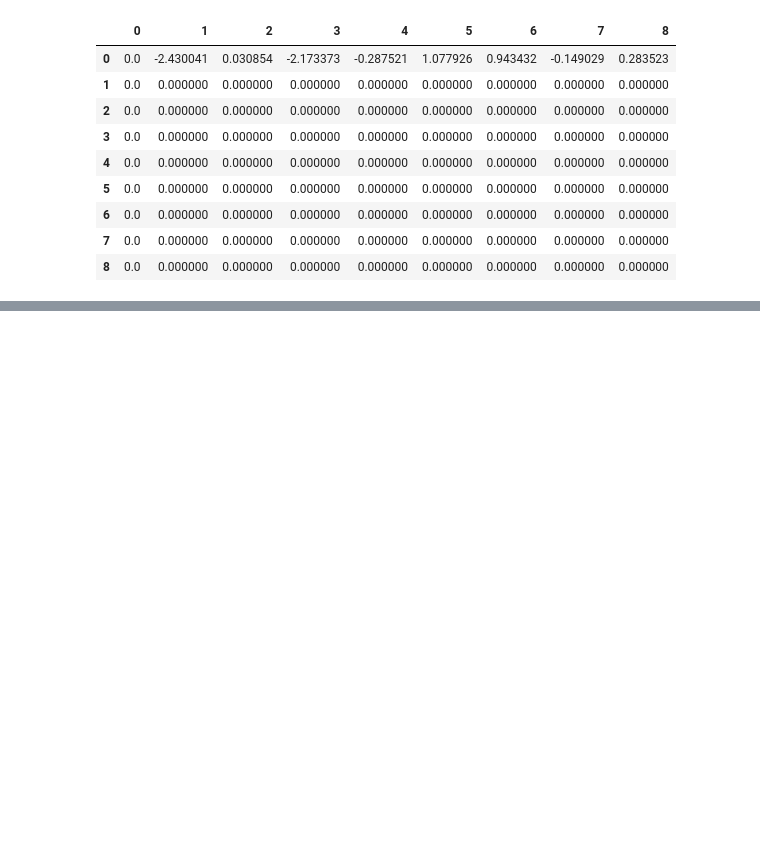
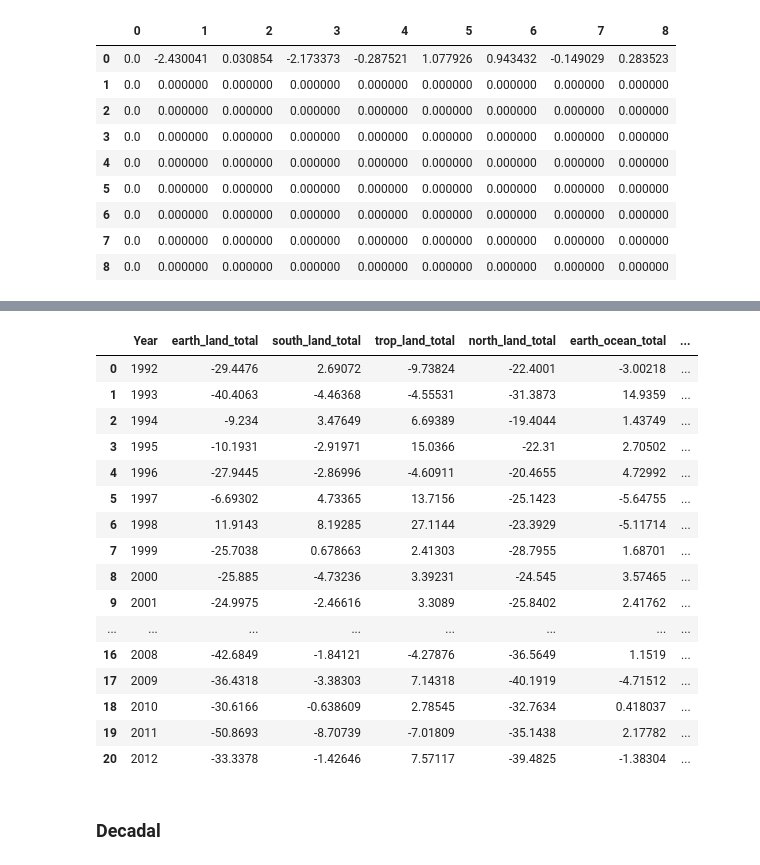
Before and after one commit to rursino/carbon-cycle-feedbacks, a Jupyter notebook: Peylin_flux/Notebooks/Intro.ipynb, the cells around one changed output, grey strips where cells are left out. Cells and saved outputs as stored; diff of their text form; code cells hidden in the pictures; blank space fills up the shorter version.

```diff
--- a/Peylin_flux/Notebooks/Intro.ipynb
+++ b/Peylin_flux/Notebooks/Intro.ipynb
@@ -493,0 +553,45 @@ ea.single_time(10,write_output=True)
+# %%
+min_year = Rayner_df.time[0].year
+max_year = Rayner_df.time[Rayner_df.time.size-1].year
+
+Rayner_year = pd.DataFrame(columns=
+                                ['Year',
+                                 'earth_land_total',
+                                 'south_land_total',
+                                 'trop_land_total',
+                                 'north_land_total',
+                                 'earth_ocean_total',
+                                 'south_ocean_total',
+                                 'trop_ocean_total',
+                                 'north_ocean_total']
+                               )
+
+for (j,year) in enumerate(range(min_year, max_year+1)):
+    index = []
+    for (i,time) in enumerate(Rayner_df['time']):
+        if time.year == year:
+            index.append(i)
+    Rayner_year.loc[j,:] = Rayner_df.iloc[index,1:].sum()
+
+Rayner_year['Year'] = range(min_year, max_year+1)
+Rayner_year
+# %% [output]
+|  | Year | earth_land_total | south_land_total | trop_land_total | north_land_total | earth_ocean_total | ... |
+| 0 | 1992 | -29.4476 | 2.69072 | -9.73824 | -22.4001 | -3.00218 | ... |
+| 1 | 1993 | -40.4063 | -4.46368 | -4.55531 | -31.3873 | 14.9359 | ... |
+| 2 | 1994 | -9.234 | 3.47649 | 6.69389 | -19.4044 | 1.43749 | ... |
+| 3 | 1995 | -10.1931 | -2.91971 | 15.0366 | -22.31 | 2.70502 | ... |
+| 4 | 1996 | -27.9445 | -2.86996 | -4.60911 | -20.4655 | 4.72992 | ... |
+| 5 | 1997 | -6.69302 | 4.73365 | 13.7156 | -25.1423 | -5.64755 | ... |
+| 6 | 1998 | 11.9143 | 8.19285 | 27.1144 | -23.3929 | -5.11714 | ... |
+| 7 | 1999 | -25.7038 | 0.678663 | 2.41303 | -28.7955 | 1.68701 | ... |
+| 8 | 2000 | -25.885 | -4.73236 | 3.39231 | -24.545 | 3.57465 | ... |
+| 9 | 2001 | -24.9975 | -2.46616 | 3.3089 | -25.8402 | 2.41762 | ... |
+| ... | ... | ... | ... | ... | ... | ... | ... |
+| 16 | 2008 | -42.6849 | -1.84121 | -4.27876 | -36.5649 | 1.1519 | ... |
+| 17 | 2009 | -36.4318 | -3.38303 | 7.14318 | -40.1919 | -4.71512 | ... |
+| 18 | 2010 | -30.6166 | -0.638609 | 2.78545 | -32.7634 | 0.418037 | ... |
+| 19 | 2011 | -50.8693 | -8.70739 | -7.01809 | -35.1438 | 2.17782 | ... |
+| 20 | 2012 | -33.3378 | -1.42646 | 7.57117 | -39.4825 | -1.38304 | ... |
+# %% [markdown]
+### Decadal
```
Also changed, not shown: parts of 21 cells of this notebook, 2 other files.
